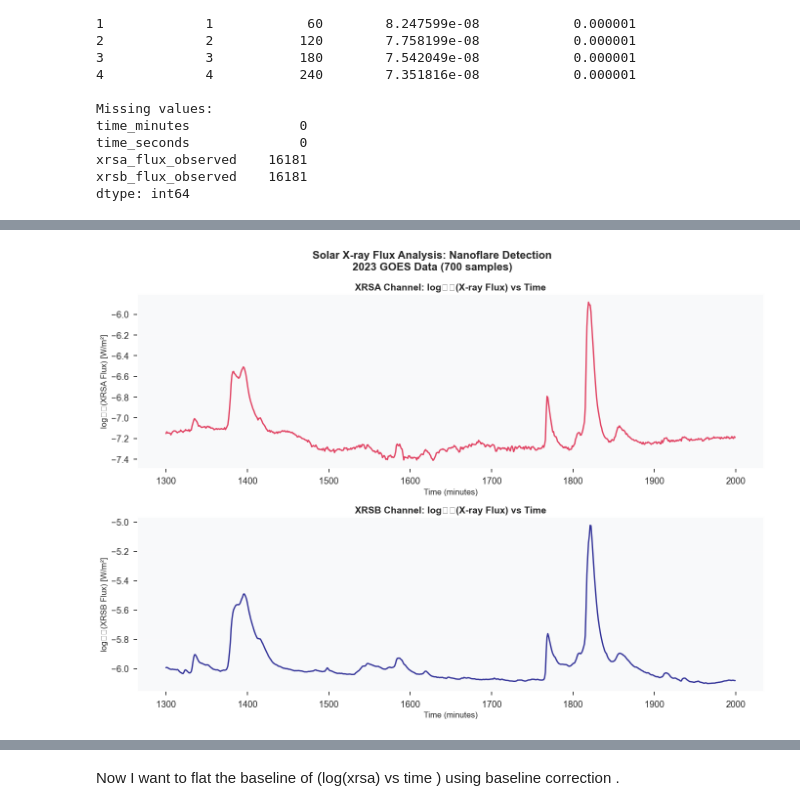
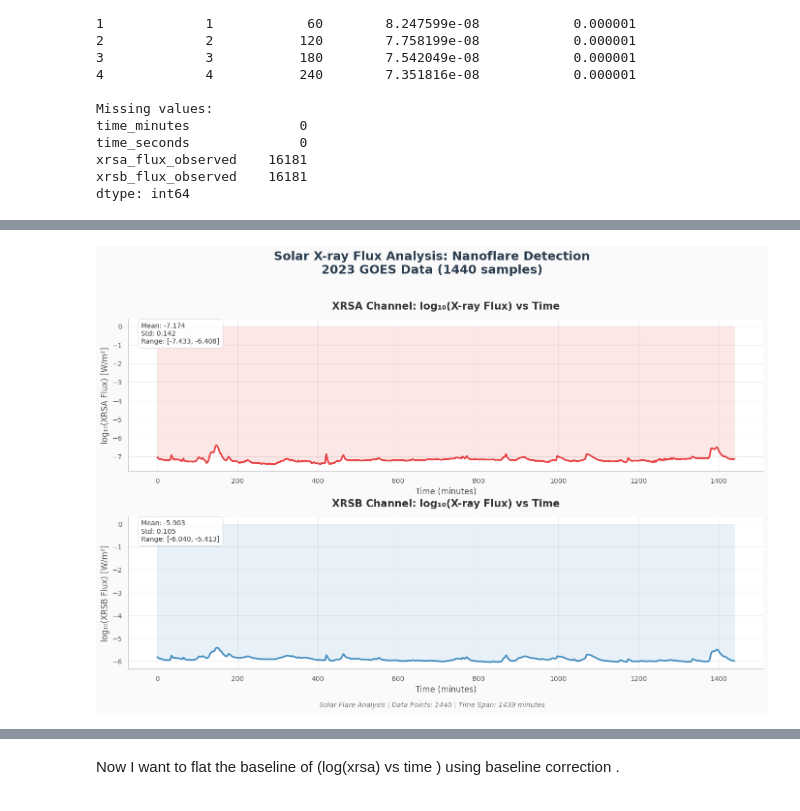
Before and after one commit to pretamdas007/nanoflare_detection, a Jupyter notebook: solar_flare_analysis/nanoflare_detection_analysis.ipynb, the cells around one changed output, grey strips where cells are left out. Drawn from its saved outputs; the diff is of its cells as text; code cells hidden in the pictures.

```diff
--- a/solar_flare_analysis/nanoflare_detection_analysis.ipynb
+++ b/solar_flare_analysis/nanoflare_detection_analysis.ipynb
@@ -66,8 +125,8 @@ dtype: int64
 df_clean = df.dropna()
 print(f"Dataset shape after removing NaN values: {df_clean.shape}")
 
-# Truncate to 1300 to 2000 samples as requested
-df_truncated = df_clean.iloc[1300:2000].copy()
+# Truncate to 0 to 1440 samples as requested
+df_truncated = df_clean.iloc[:1440].copy()
 #df_truncated = df_clean.head(2000).copy()
 print(f"Truncated dataset shape: {df_truncated.shape}")
 
@@ -114,29 +173,74 @@ Log XRSB range: -6.10 to -5.02
 # %%
-# Create enhanced visualizations using Seaborn
+# Create enhanced visualizations using ggplot2-inspired aesthetics
 fig, axes = plt.subplots(2, 1, figsize=(14, 10))
-fig.suptitle('Solar X-ray Flux Analysis: Nanoflare Detection\n2023 GOES Data (700 samples)',
-             fontsize=16, fontweight='bold')
+fig.patch.set_facecolor('#fafafa')
+fig.suptitle('Solar X-ray Flux Analysis: Nanoflare Detection\n2023 GOES Data (1440 samples)',
+             fontsize=18, fontweight='bold', color='#2c3e50', y=0.95)
 
-# Plot 1: log(XRSA flux) vs time
-sns.lineplot(x=time_minutes, y=log_xrsa, ax=axes[0],
-             color='crimson', linewidth=2, alpha=0.8)
-axes[0].set_title('XRSA Channel: log₁₀(X-ray Flux) vs Time', fontsize=14, fontweight='bold')
-axes[0].set_xlabel('Time (minutes)', fontsize=12)
-axes[0].set_ylabel('log₁₀(XRSA Flux) [W/m²]', fontsize=12)
-axes[0].grid(True, alpha=0.3)
-axes[0].set_facecolor('#f8f9fa')
+# Enhanced color palette
+colors = ['#E31A1C', '#1F78B4', '#33A02C', '#FF7F00', '#6A3D9A']
 
-# Plot 2: log(XRSB flux) vs time
-sns.lineplot(x=time_minutes, y=log_xrsb, ax=axes[1],
-             color='navy', linewidth=2, alpha=0.8)
-axes[1].set_title('XRSB Channel: log₁₀(X-ray Flux) vs Time', fontsize=14, fontweight='bold')
-axes[1].set_xlabel('Time (minutes)', fontsize=12)
-axes[1].set_ylabel('log₁₀(XRSB Flux) [W/m²]', fontsize=12)
-axes[1].grid(True, alpha=0.3)
-axes[1].set_facecolor('#f8f9fa')
+# Plot 1: log(XRSA flux) vs time with ggplot2 aesthetics
+axes[0].plot(time_minutes, log_xrsa, color=colors[0], linewidth=2.5, alpha=0.8, label='XRSA Channel')
+axes[0].fill_between(time_minutes, log_xrsa, alpha=0.1, color=colors[0])
+axes[0].set_title('XRSA Channel: log₁₀(X-ray Flux) vs Time',
+                  fontsize=15, fontweight='bold', color='#333333', pad=15)
+axes[0].set_xlabel('Time (minutes)', fontsize=12, color='#555555')
+axes[0].set_ylabel('log₁₀(XRSA Flux) [W/m²]', fontsize=12, color='#555555')
 
-plt.tight_layout()
+# Remove top and right spines for cleaner look
+axes[0].spines['top'].set_visible(False)
+axes[0].spines['right'].set_visible(False)
+axes[0].spines['left'].set_color('#cccccc')
+axes[0].spines['bottom'].set_color('#cccccc')
+
+# Enhanced grid
+axes[0].grid(True, alpha=0.6, color='#e0e0e0', linewidth=0.8)
+axes[0].set_axisbelow(True)
+axes[0].set_facecolor('white')
+
+# Add summary statistics as text box
+xrsa_stats = f'Mean: {np.mean(log_xrsa):.3f}\nStd: {np.std(log_xrsa):.3f}\nRange: [{log_xrsa.min():.3f}, {log_xrsa.max():.3f}]'
+axes[0].text(0.02, 0.98, xrsa_stats, transform=axes[0].transAxes, fontsize=10,
+            verticalalignment='top', bbox=dict(boxstyle='round,pad=0.5',
+            facecolor='white', alpha=0.9, edgecolor='#cccccc'))
+
+# Plot 2: log(XRSB flux) vs time with ggplot2 aesthetics
+axes[1].plot(time_minutes, log_xrsb, color=colors[1], linewidth=2.5, alpha=0.8, label='XRSB Channel')
+axes[1].fill_between(time_minutes, log_xrsb, alpha=0.1, color=colors[1])
+axes[1].set_title('XRSB Channel: log₁₀(X-ray Flux) vs Time',
+                  fontsize=15, fontweight='bold', color='#333333', pad=15)
+axes[1].set_xlabel('Time (minutes)', fontsize=12, color='#555555')
+axes[1].set_ylabel('log₁₀(XRSB Flux) [W/m²]', fontsize=12, color='#555555')
+
+# Remove top and right spines for cleaner look
+axes[1].spines['top'].set_visible(False)
+axes[1].spines['right'].set_visible(False)
+axes[1].spines['left'].set_color('#cccccc')
+axes[1].spines['bottom'].set_color('#cccccc')
+
+# Enhanced grid
+axes[1].grid(True, alpha=0.6, color='#e0e0e0', linewidth=0.8)
+axes[1].set_axisbelow(True)
+axes[1].set_facecolor('white')
+
+# Add summary statistics as text box
+xrsb_stats = f'Mean: {np.mean(log_xrsb):.3f}\nStd: {np.std(log_xrsb):.3f}\nRange: [{log_xrsb.min():.3f}, {log_xrsb.max():.3f}]'
+axes[1].text(0.02, 0.98, xrsb_stats, transform=axes[1].transAxes, fontsize=10,
+            verticalalignment='top', bbox=dict(boxstyle='round,pad=0.5',
+            facecolor='white', alpha=0.9, edgecolor='#cccccc'))
+
+# Enhanced layout
+plt.tight_layout(rect=[0, 0.02, 1, 0.93])
+plt.subplots_adjust(hspace=0.3)
+
+# Add footer
+fig.text(0.5, 0.01, f'Solar Flare Analysis | Data Points: {len(time_minutes)} | Time Span: {time_minutes[-1] - time_minutes[0]:.0f} minutes',
+         ha='center', fontsize=10, color='#777777', style='italic')
+
 plt.show()
 
-print("Enhanced visualization created successfully!")
+print("✨ Enhanced ggplot2-inspired visualization created successfully!")
+print(f"📊 XRSA: Range [{log_xrsa.min():.3f}, {log_xrsa.max():.3f}], Mean: {np.mean(log_xrsa):.3f}")
+print(f"📊 XRSB: Range [{log_xrsb.min():.3f}, {log_xrsb.max():.3f}], Mean: {np.mean(log_xrsb):.3f}")
 # %% [output]
@@ -143 +264 @@ print("Enhanced visualization created successfully!")
-[figure, old version]
+[figure, new version]
```
Also changed, not shown: parts of 19 cells of this notebook, 6 other files.
